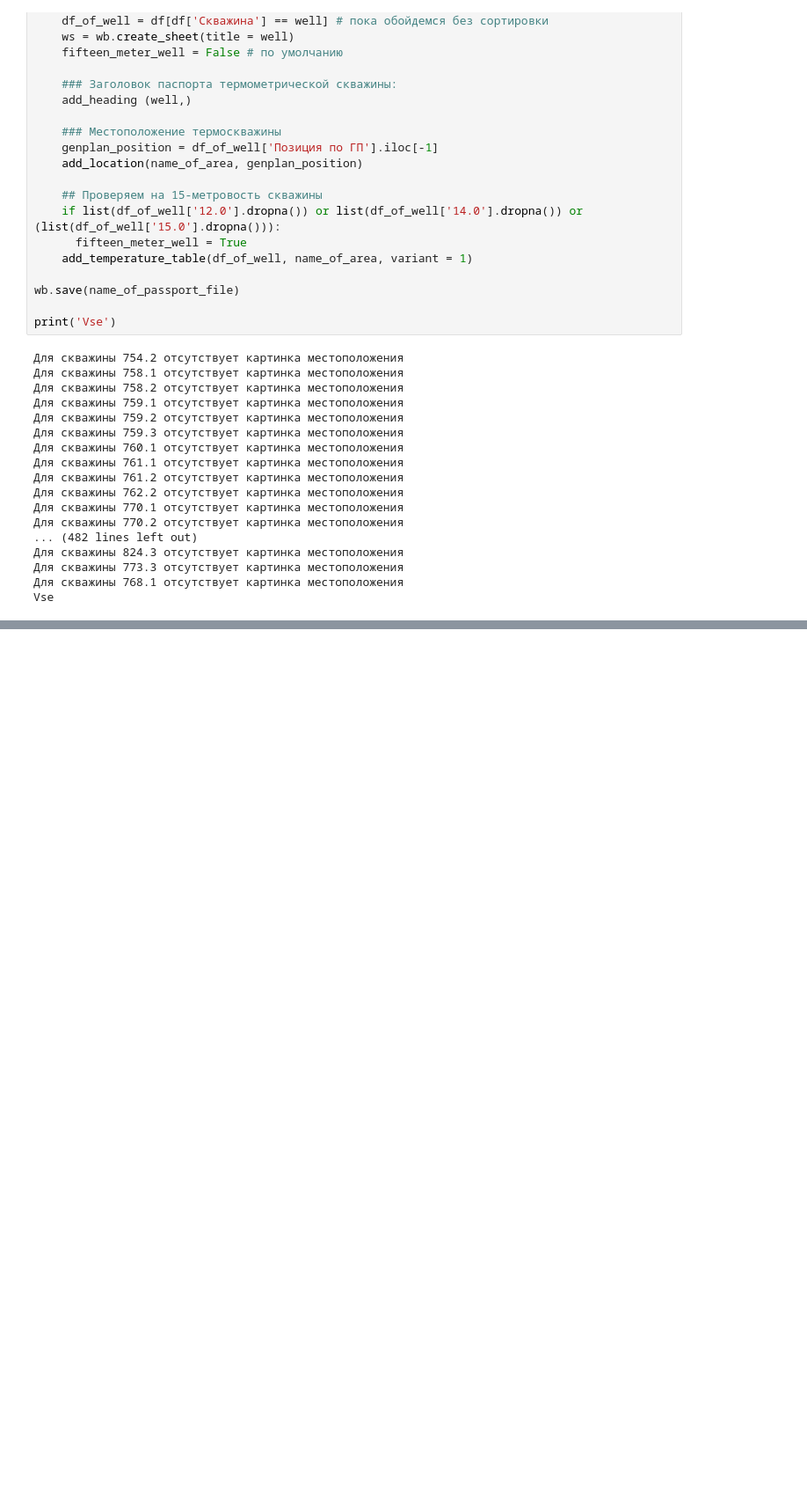
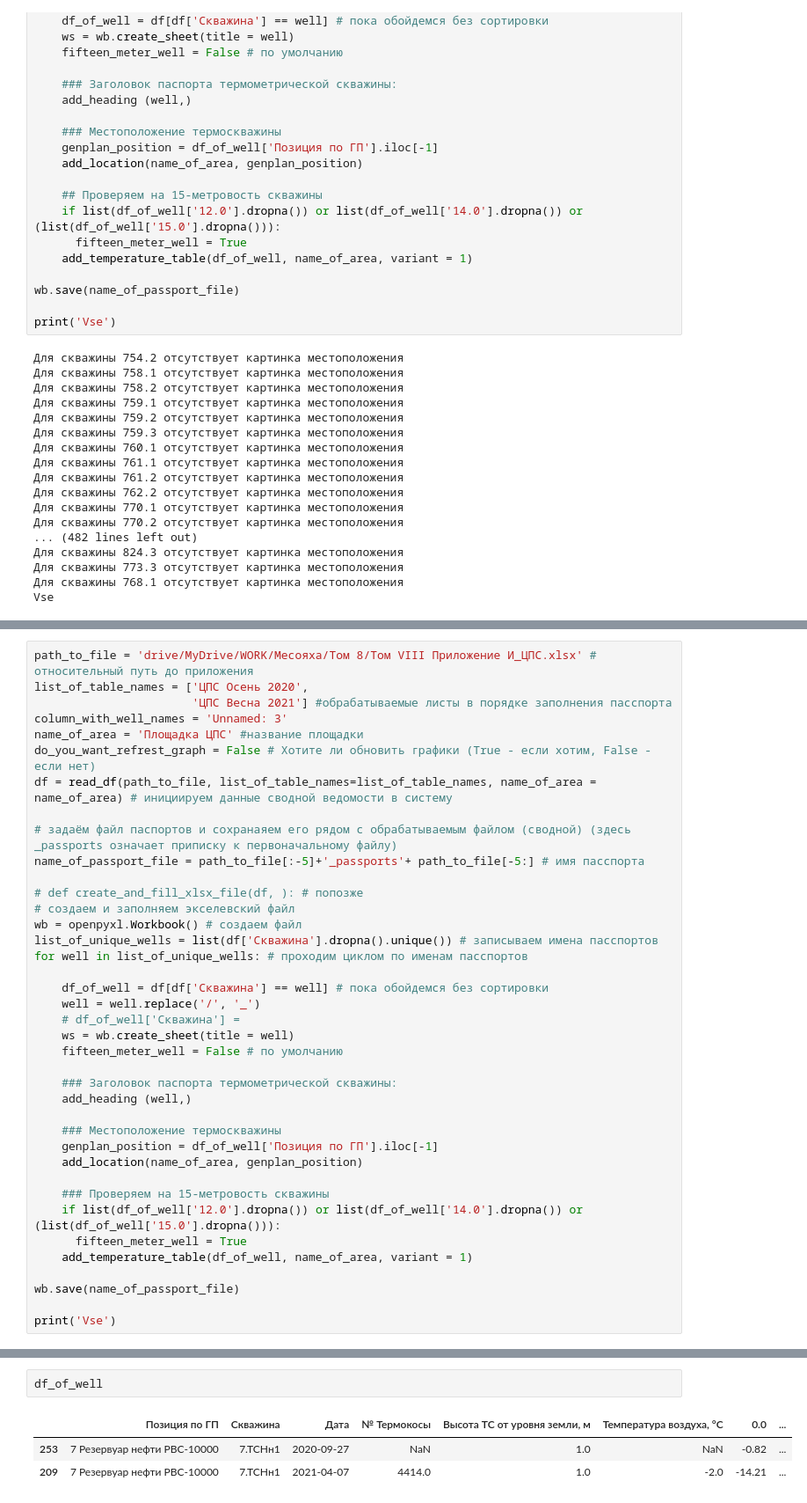
Before and after one commit to NikolaevMikhailRoma/m_project, a Jupyter notebook: Mesoyaha_passports.ipynb, the cells around one changed output, grey strips where cells are left out. Shown: that part at 88% size. Saved outputs shown, nothing was run; the diff lists cells and outputs as text; blank space fills up the shorter version.

```diff
--- a/Mesoyaha_passports.ipynb
+++ b/Mesoyaha_passports.ipynb
@@ -811,0 +814,39 @@ Vse
+# %%
+path_to_file = 'drive/MyDrive/WORK/Месояха/Том 8/Том VIII Приложение И_ЦПС.xlsx' # относительный путь до приложения
+list_of_table_names = ['ЦПС Осень 2020',
+                       'ЦПС Весна 2021'] #обрабатываемые листы в порядке заполнения пасспорта
+column_with_well_names = 'Unnamed: 3'
+name_of_area = 'Площадка ЦПС' #название площадки
+do_you_want_refrest_graph = False # Хотите ли обновить графики (True - если хотим, False - если нет)
+df = read_df(path_to_file, list_of_table_names=list_of_table_names, name_of_area = name_of_area) # инициируем данные сводной ведомости в систему
+
+# задаём файл паспортов и сохранаяем его рядом с обрабатываемым файлом (сводной) (здесь _passports означает приписку к первоначальному файлу)
+name_of_passport_file = path_to_file[:-5]+'_passports'+ path_to_file[-5:] # имя пасспорта
+
+# def create_and_fill_xlsx_file(df, ): # попозже
+# создаем и заполняем экселевский файл
+wb = openpyxl.Workbook() # создаем файл
+list_of_unique_wells = list(df['Скважина'].dropna().unique()) # записываем имена пасспортов
+for well in list_of_unique_wells: # проходим циклом по именам пасспортов
+
+    df_of_well = df[df['Скважина'] == well] # пока обойдемся без сортировки
+    well = well.replace('/', '_')
+    # df_of_well['Скважина'] =
+    ws = wb.create_sheet(title = well)
+    fifteen_meter_well = False # по умолчанию
+
+    ### Заголовок паспорта термометрической скважины:
+    add_heading (well,)
+
+    ### Местоположение термоскважины
+    genplan_position = df_of_well['Позиция по ГП'].iloc[-1]
+    add_location(name_of_area, genplan_position)
+
+    ### Проверяем на 15-метровость скважины
+    if list(df_of_well['12.0'].dropna()) or list(df_of_well['14.0'].dropna()) or (list(df_of_well['15.0'].dropna())):
+      fifteen_meter_well = True
+    add_temperature_table(df_of_well, name_of_area, variant = 1)
+
+wb.save(name_of_passport_file)
+
+print('Vse')
@@ -811,0 +906,6 @@ Vse
+# %%
+df_of_well
+# %% [output]
+|  | Позиция по ГП | Скважина | Дата | № Термокосы | Высота ТС от уровня земли, м | Температура воздуха, °С | 0.0 | ... |
+| 253 | 7 Резервуар нефти РВС-10000 | 7.ТСНн1 | 2020-09-27 | NaN | 1.0 | NaN | -0.82 | ... |
+| 209 | 7 Резервуар нефти РВС-10000 | 7.ТСНн1 | 2021-04-07 | 4414.0 | 1.0 | -2.0 | -14.21 | ... |
```
Also changed, not shown: parts of 3 cells of this notebook.
